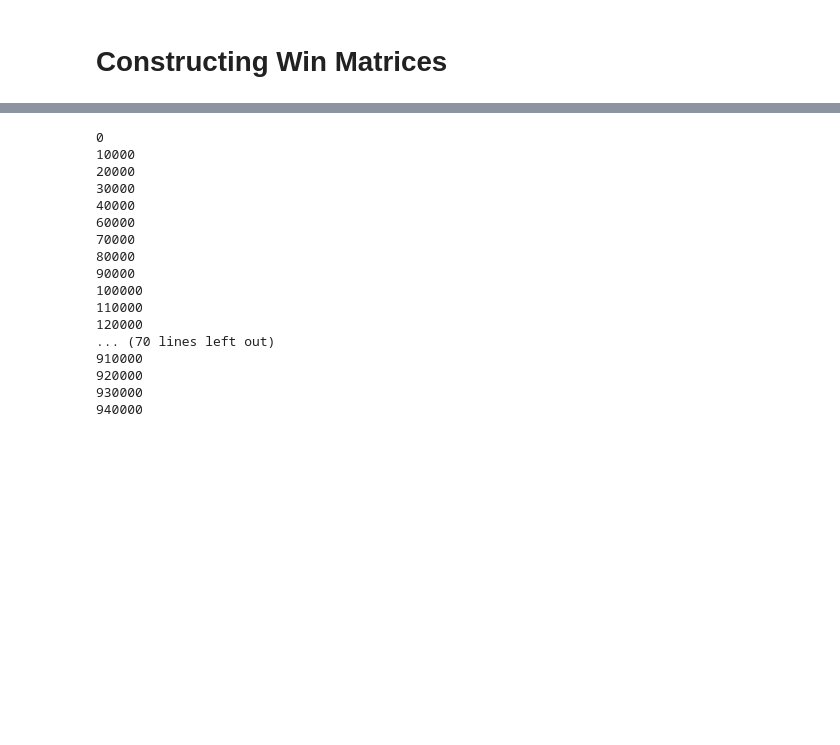
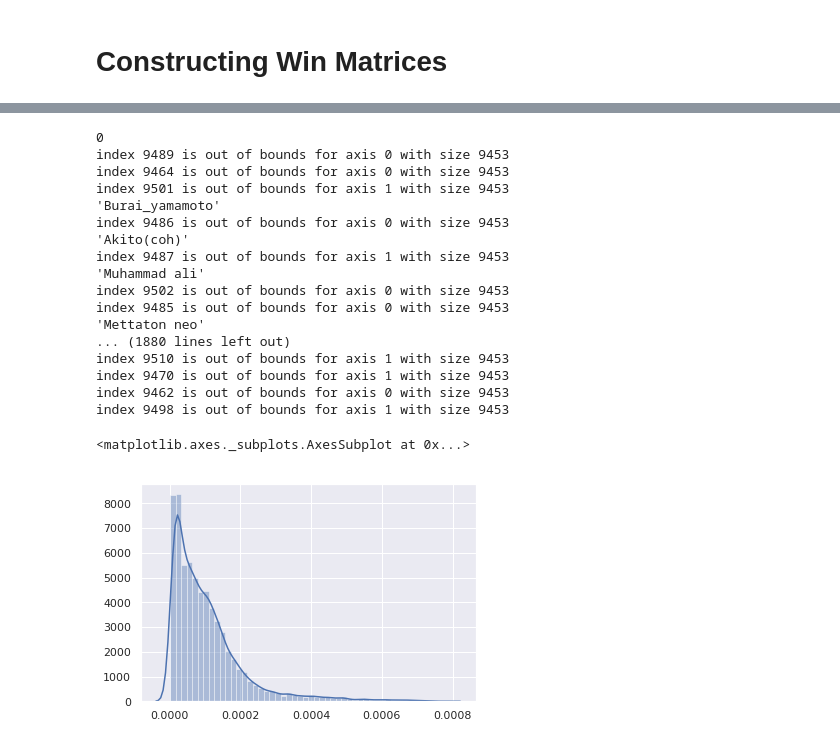
Before and after one commit to odderaser/msu-writing-project, a Jupyter notebook: notebooks/Cleaning SaltyBet Character and Image Data.ipynb, the cells around one changed output, grey strips where cells are left out. Saved outputs shown, nothing was run; the diff lists cells and outputs as text; code cells hidden in the pictures; blank space fills up the shorter version.

```diff
--- a/notebooks/Cleaning SaltyBet Match Data.ipynb
+++ b/notebooks/Cleaning SaltyBet Character and Image Data.ipynb
@@ -370,36 +480,50 @@ np.savetxt("/home/jordan/height_advantage_loss_matrix.csv", height_advantage_los
 # %%
-width_advantage_win_matrix = np.zeros((len(joined_dataset), len(joined_dataset)))
-width_advantage_loss_matrix = np.zeros((len(joined_dataset), len(joined_dataset)))
+width_advantage_win_matrix = np.zeros((len(removal_joined_dataset), len(removal_joined_dataset)))
+width_advantage_loss_matrix = np.zeros((len(removal_joined_dataset), len(removal_joined_dataset)))
 for match in complete_match_data.iterrows():
-    if match[0] % 10000 == 0:
-        print(match[0])
-    winner_index = natural_indexed_dict[match[1][match[1]['WinnerId']]]['index']
-    if match[1]['WinnerId'] == 'Red':
-        loser_index = natural_indexed_dict[match[1]['Blue']]['index']
-    else:
-        loser_index = natural_indexed_dict[match[1]['Red']]['index']
-    if hitbox_dict[winner_index]['Width'] > hitbox_dict[loser_index]['Width']:
-        width_advantage_win_matrix[winner_index, loser_index] = width_advantage_win_matrix[winner_index, loser_index] + 1
-    else:
-        width_advantage_loss_matrix[winner_index, loser_index] = width_advantage_loss_matrix[winner_index, loser_index] + 1
+    try:
+        if match[0] % 10000 == 0:
+            print(match[0])
+        winner_index = natural_indexed_dict[match[1][match[1]['WinnerId']]]['level_0']
+        if match[1]['WinnerId'] == 'Red':
+            loser_index = natural_indexed_dict[match[1]['Blue']]['index']
+        else:
+            loser_index = natural_indexed_dict[match[1]['Red']]['index']
+        if hitbox_dict[winner_index]['Width'] > hitbox_dict[loser_index]['Width']:
+            width_advantage_win_matrix[winner_index, loser_index] = width_advantage_win_matrix[winner_index, loser_index] + 1
+        else:
+            width_advantage_loss_matrix[winner_index, loser_index] = width_advantage_loss_matrix[winner_index, loser_index] + 1
+    except Exception as e:
+        print(str(e))
 
-np.savetxt("/home/jordan/width_advantage_win_matrix.csv", width_advantage_win_matrix, delimiter=",")
-np.savetxt("/home/jordan/width_advantage_loss_matrix.csv", width_advantage_loss_matrix, delimiter=",")
+np.savetxt("/home/jordan/width_advantage_training_win_matrix.csv", width_advantage_win_matrix, delimiter=",")
+np.savetxt("/home/jordan/width_advantage_training_loss_matrix.csv", width_advantage_loss_matrix, delimiter=",")
 # %% [output]
 0
-10000
-20000
-30000
-40000
-60000
-70000
-80000
-90000
-100000
-110000
-120000
-... (70 lines left out)
-910000
-920000
-930000
-940000
+index 9489 is out of bounds for axis 0 with size 9453
+index 9464 is out of bounds for axis 0 with size 9453
+index 9501 is out of bounds for axis 1 with size 9453
+'Burai_yamamoto'
+index 9486 is out of bounds for axis 0 with size 9453
+'Akito(coh)'
+index 9487 is out of bounds for axis 1 with size 9453
+'Muhammad ali'
+index 9502 is out of bounds for axis 0 with size 9453
+index 9485 is out of bounds for axis 0 with size 9453
+'Mettaton neo'
+... (1880 lines left out)
+index 9510 is out of bounds for axis 1 with size 9453
+index 9470 is out of bounds for axis 1 with size 9453
+index 9462 is out of bounds for axis 0 with size 9453
+index 9498 is out of bounds for axis 1 with size 9453
+# %%
+import pandas as pd
+import seaborn as sns
+
+posterior = pd.read_csv('/home/jordan/Downloads/basic_model_posterior_pi', header=None)
+posterior = posterior[1000:]
+# %%
+sns.distplot(posterior.apply(np.mean))
+# %% [output]
+<matplotlib.axes._subplots.AxesSubplot at 0x...>
+[figure, added]
```
Also changed, not shown: parts of 50 cells of this notebook, 9 other files.
